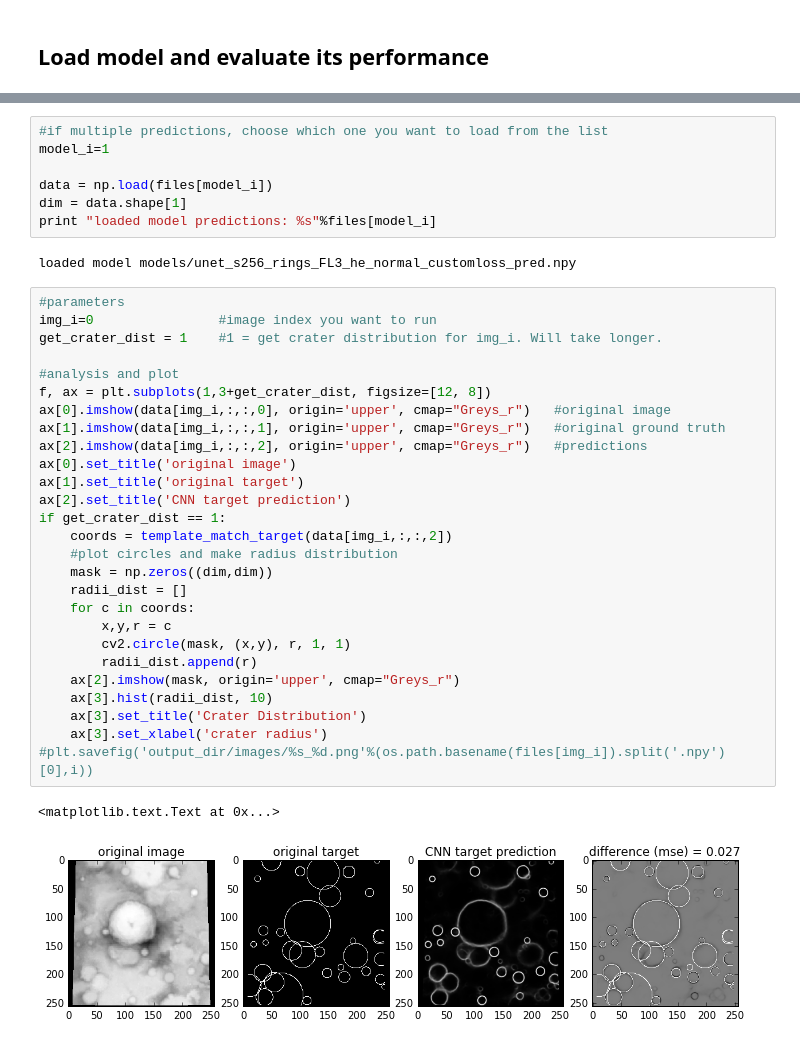
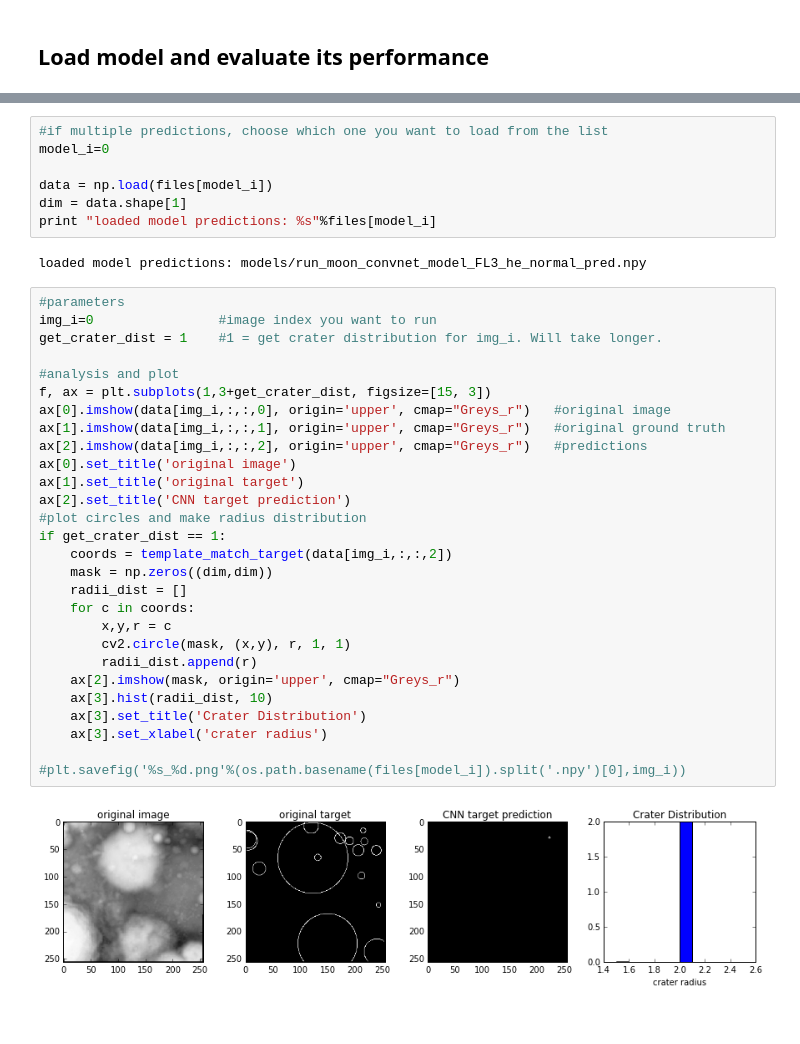
Before and after one commit to cczhu/moon_convnet_public, a Jupyter notebook: rings_analyze_remote.ipynb, the cells around one changed output, grey strips where cells are left out. Drawn from its saved outputs; the diff is of its cells as text.

```diff
--- a/rings_analyze_remote.ipynb
+++ b/rings_analyze_remote.ipynb
@@ -25,39 +26,39 @@ files
 # %%
 #if multiple predictions, choose which one you want to load from the list
-model_i=1
+model_i=0
 
 data = np.load(files[model_i])
 dim = data.shape[1]
 print "loaded model predictions: %s"%files[model_i]
 # %% [output]
-loaded model models/unet_s256_rings_FL3_he_normal_customloss_pred.npy
+loaded model predictions: models/run_moon_convnet_model_FL3_he_normal_pred.npy
 # %%
 #parameters
 img_i=0                #image index you want to run
 get_crater_dist = 1    #1 = get crater distribution for img_i. Will take longer.
 
 #analysis and plot
-f, ax = plt.subplots(1,3+get_crater_dist, figsize=[12, 8])
+f, ax = plt.subplots(1,3+get_crater_dist, figsize=[15, 3])
 ax[0].imshow(data[img_i,:,:,0], origin='upper', cmap="Greys_r")   #original image
 ax[1].imshow(data[img_i,:,:,1], origin='upper', cmap="Greys_r")   #original ground truth
 ax[2].imshow(data[img_i,:,:,2], origin='upper', cmap="Greys_r")   #predictions
 ax[0].set_title('original image')
 ax[1].set_title('original target')
 ax[2].set_title('CNN target prediction')
+#plot circles and make radius distribution
 if get_crater_dist == 1:
     coords = template_match_target(data[img_i,:,:,2])
-    #plot circles and make radius distribution
     mask = np.zeros((dim,dim))
     radii_dist = []
     for c in coords:
         x,y,r = c
         cv2.circle(mask, (x,y), r, 1, 1)
         radii_dist.append(r)
     ax[2].imshow(mask, origin='upper', cmap="Greys_r")
     ax[3].hist(radii_dist, 10)
     ax[3].set_title('Crater Distribution')
     ax[3].set_xlabel('crater radius')
-#plt.savefig('output_dir/images/%s_%d.png'%(os.path.basename(files[img_i]).split('.npy')[0],i))
+
+#plt.savefig('%s_%d.png'%(os.path.basename(files[model_i]).split('.npy')[0],img_i))
 # %% [output]
-<matplotlib.text.Text at 0x...>
-[figure, old version]
+[figure, new version]
```
Also changed, not shown: parts of 7 cells of this notebook, 1 other file.
